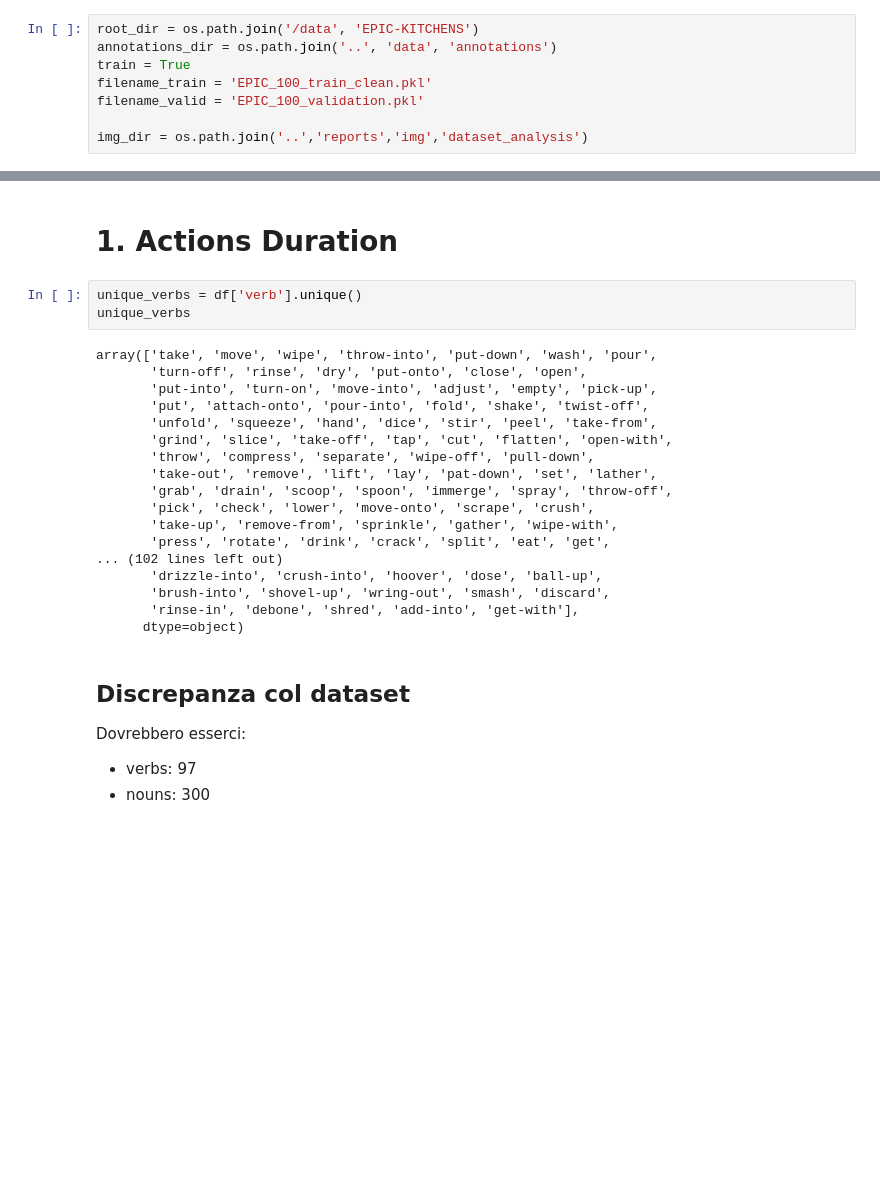
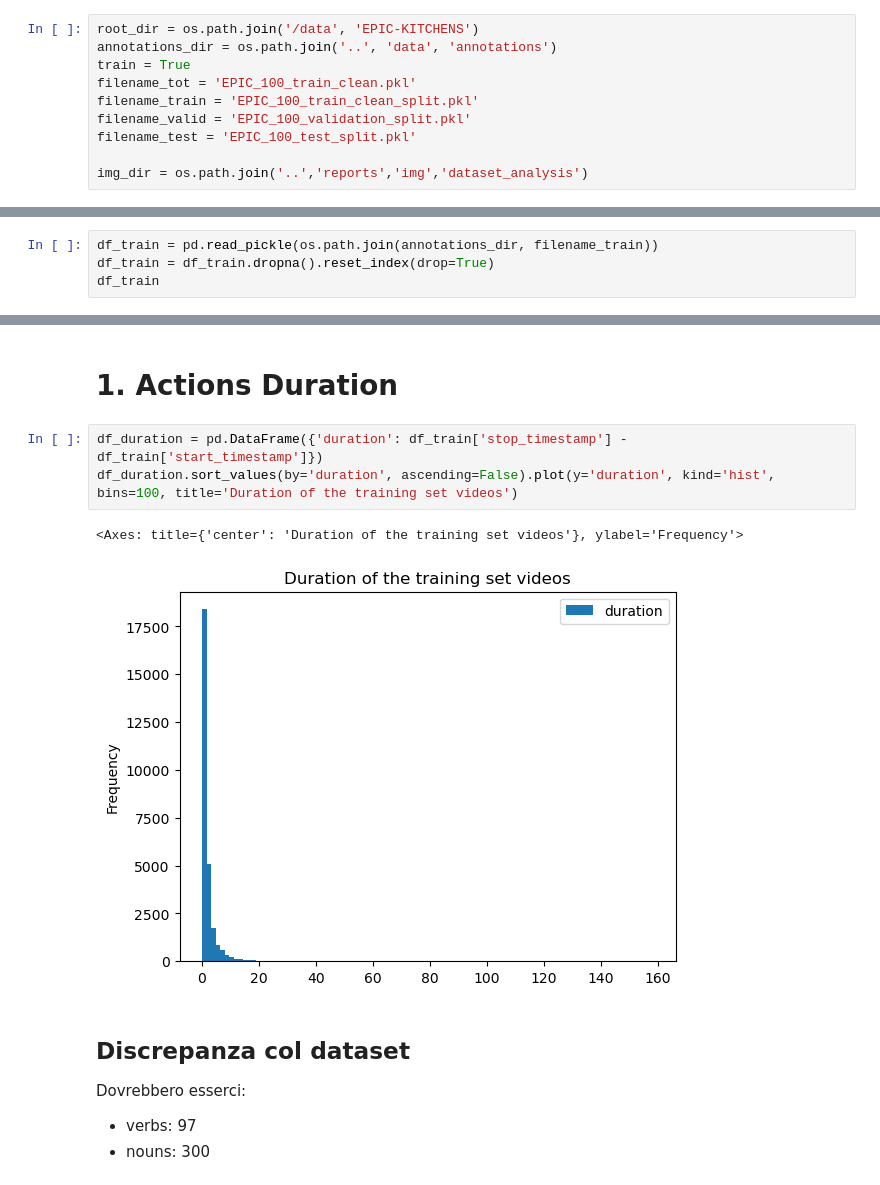
Before and after one commit to amir-goudarzi/IMU_testing, a Jupyter notebook: notebooks/investigate_dataset.ipynb, the cells around one changed output, grey strips where cells are left out. Saved outputs shown, nothing was run; the diff lists cells and outputs as text; blank space fills up the shorter version.

```diff
--- a/notebooks/investigate_dataset.ipynb
+++ b/notebooks/investigate_dataset.ipynb
@@ -21,8 +22,10 @@ cuda:0
 root_dir = os.path.join('/data', 'EPIC-KITCHENS')
 annotations_dir = os.path.join('..', 'data', 'annotations')
 train = True
-filename_train = 'EPIC_100_train_clean.pkl'
-filename_valid = 'EPIC_100_validation.pkl'
+filename_tot = 'EPIC_100_train_clean.pkl'
+filename_train = 'EPIC_100_train_clean_split.pkl'
+filename_valid = 'EPIC_100_validation_split.pkl'
+filename_test = 'EPIC_100_test_split.pkl'
 
 img_dir = os.path.join('..','reports','img','dataset_analysis')
 # %%
@@ -46,3 +49,7 @@ def load_data(filename):
     df_gyro = pd.read_csv(filename + '-gyro.csv').dropna().reset_index(drop=True)
 
     return df_accl, df_gyro
+# %%
+df_train = pd.read_pickle(os.path.join(annotations_dir, filename_train))
+df_train = df_train.dropna().reset_index(drop=True)
+df_train
@@ -124,26 +154,11 @@ df[['verb', 'verb_class']].where(df['verb_class'] == 1).dropna()
 # %% [markdown]
 # 1. Actions Duration
-# %%
-unique_verbs = df['verb'].unique()
-unique_verbs
-# %% [output]
-array(['take', 'move', 'wipe', 'throw-into', 'put-down', 'wash', 'pour',
-       'turn-off', 'rinse', 'dry', 'put-onto', 'close', 'open',
-       'put-into', 'turn-on', 'move-into', 'adjust', 'empty', 'pick-up',
-       'put', 'attach-onto', 'pour-into', 'fold', 'shake', 'twist-off',
-       'unfold', 'squeeze', 'hand', 'dice', 'stir', 'peel', 'take-from',
-       'grind', 'slice', 'take-off', 'tap', 'cut', 'flatten', 'open-with',
-       'throw', 'compress', 'separate', 'wipe-off', 'pull-down',
-       'take-out', 'remove', 'lift', 'lay', 'pat-down', 'set', 'lather',
-       'grab', 'drain', 'scoop', 'spoon', 'immerge', 'spray', 'throw-off',
-       'pick', 'check', 'lower', 'move-onto', 'scrape', 'crush',
-       'take-up', 'remove-from', 'sprinkle', 'gather', 'wipe-with',
-       'press', 'rotate', 'drink', 'crack', 'split', 'eat', 'get',
-... (102 lines left out)
-       'drizzle-into', 'crush-into', 'hoover', 'dose', 'ball-up',
-       'brush-into', 'shovel-up', 'wring-out', 'smash', 'discard',
-       'rinse-in', 'debone', 'shred', 'add-into', 'get-with'],
-      dtype=object)
+# %%
+df_duration = pd.DataFrame({'duration': df_train['stop_timestamp'] - df_train['start_timestamp']})
+df_duration.sort_values(by='duration', ascending=False).plot(y='duration', kind='hist', bins=100, title='Duration of the training set videos')
+# %% [output]
+<Axes: title={'center': 'Duration of the training set videos'}, ylabel='Frequency'>
+[figure, added]
 # %% [markdown]
 ## Discrepanza col dataset
 Dovrebbero esserci:
```
Also changed, not shown: parts of 34 cells of this notebook, 59 other files.
